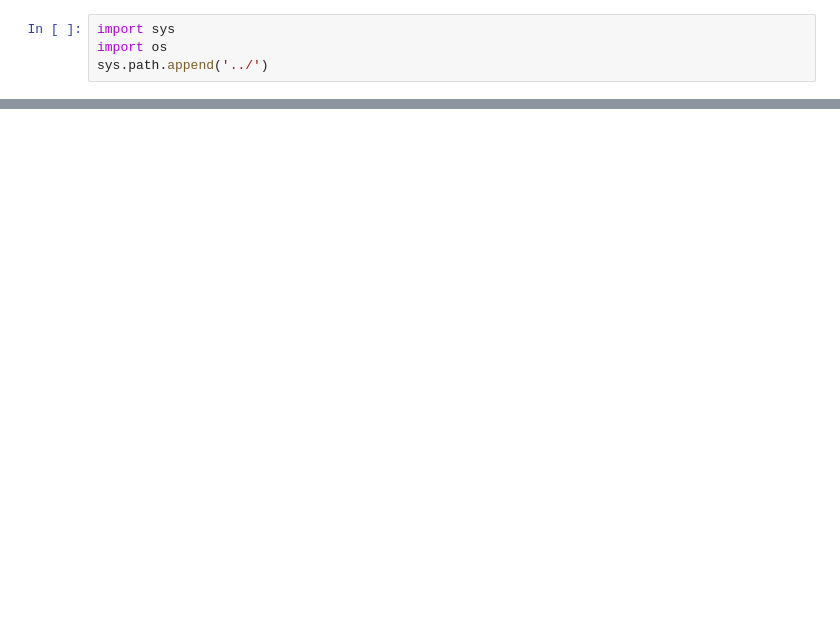
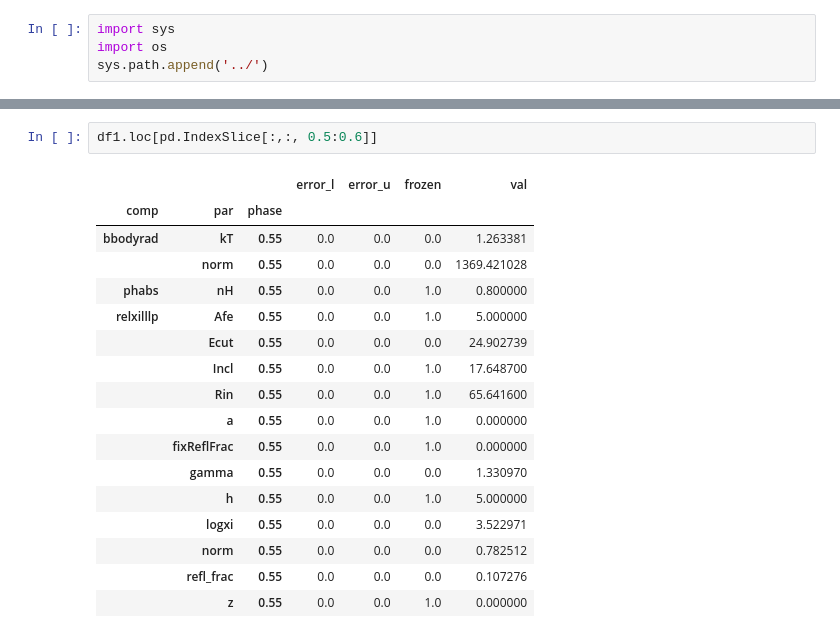
Before and after one commit to SergeiDBykov/nustar_sj0243, a Jupyter notebook: results/3.5_phase_resolved_free_pars.ipynb, the cells around one changed output, grey strips where cells are left out. Drawn from its saved outputs; the diff is of its cells as text; blank space fills up the shorter version.

```diff
--- a/results/3.5_phase_resolved_free_pars.ipynb
+++ b/results/3.5_phase_resolved_free_pars.ipynb
@@ -177,0 +214,20 @@ Obs 90302319008: direct flux  PF = 0.3489156318046775; R = 1.0717985221233395
+# %%
+df1.loc[pd.IndexSlice[:,:, 0.5:0.6]]
+# %% [output]
+|  |  |  | error_l | error_u | frozen | val |
+| comp | par | phase |  |  |  |  |
+| bbodyrad | kT | 0.55 | 0.0 | 0.0 | 0.0 | 1.263381 |
+|  | norm | 0.55 | 0.0 | 0.0 | 0.0 | 1369.421028 |
+| phabs | nH | 0.55 | 0.0 | 0.0 | 1.0 | 0.800000 |
+| relxilllp | Afe | 0.55 | 0.0 | 0.0 | 1.0 | 5.000000 |
+|  | Ecut | 0.55 | 0.0 | 0.0 | 0.0 | 24.902739 |
+|  | Incl | 0.55 | 0.0 | 0.0 | 1.0 | 17.648700 |
+|  | Rin | 0.55 | 0.0 | 0.0 | 1.0 | 65.641600 |
+|  | a | 0.55 | 0.0 | 0.0 | 1.0 | 0.000000 |
+|  | fixReflFrac | 0.55 | 0.0 | 0.0 | 1.0 | 0.000000 |
+|  | gamma | 0.55 | 0.0 | 0.0 | 0.0 | 1.330970 |
+|  | h | 0.55 | 0.0 | 0.0 | 1.0 | 5.000000 |
+|  | logxi | 0.55 | 0.0 | 0.0 | 0.0 | 3.522971 |
+|  | norm | 0.55 | 0.0 | 0.0 | 0.0 | 0.782512 |
+|  | refl_frac | 0.55 | 0.0 | 0.0 | 0.0 | 0.107276 |
+|  | z | 0.55 | 0.0 | 0.0 | 1.0 | 0.000000 |
```
Also changed, not shown: parts of 7 cells of this notebook, 24 other files.
